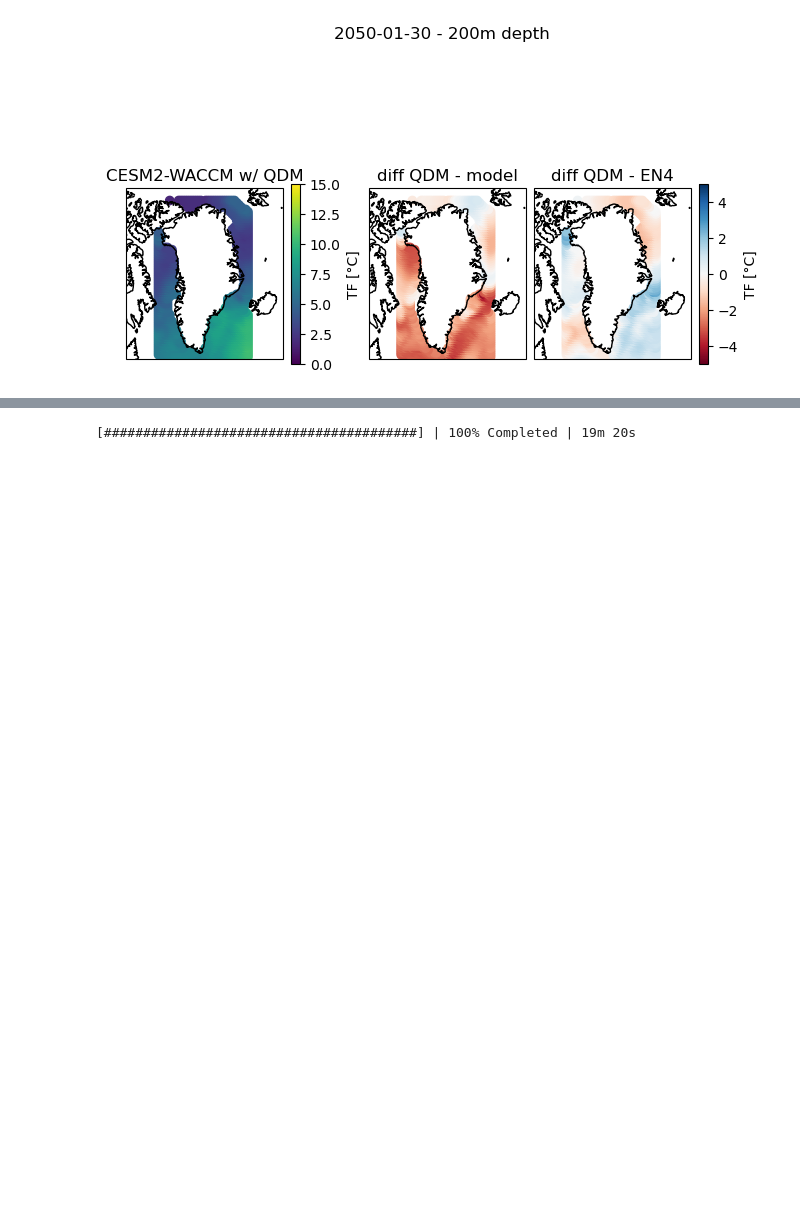
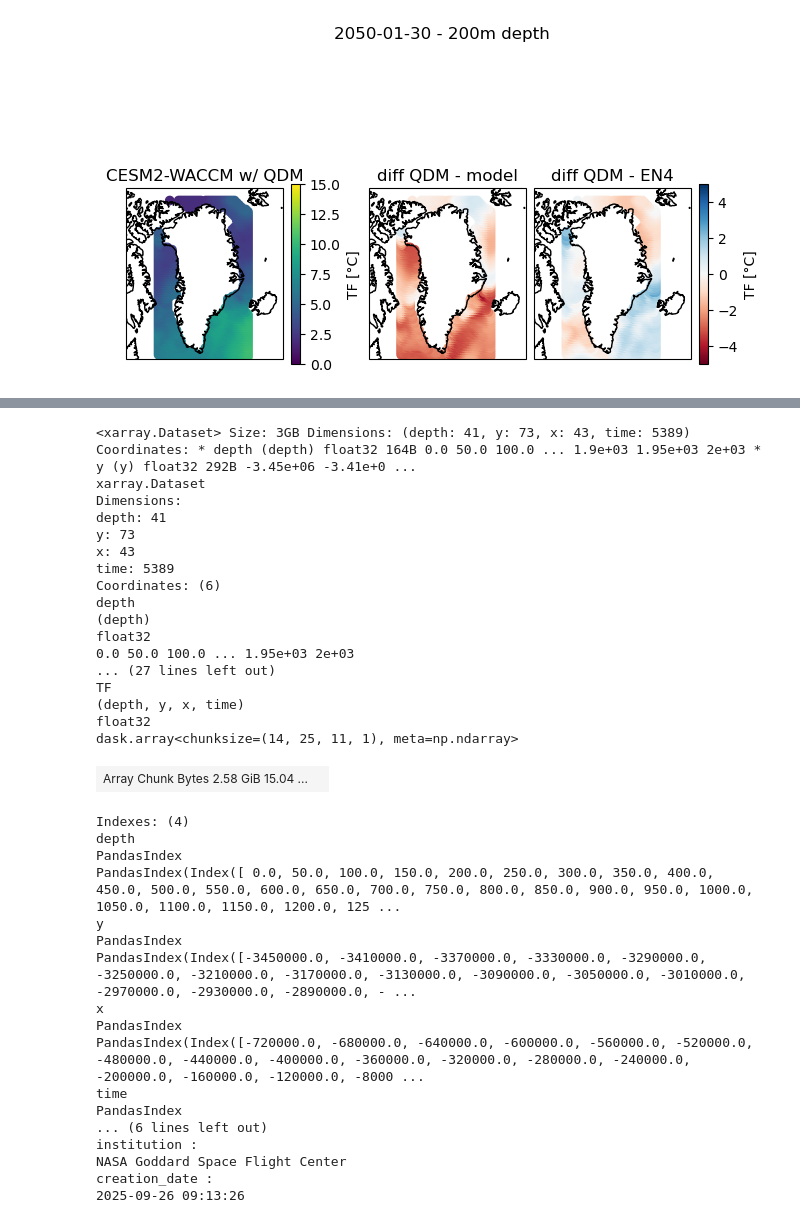
Before and after one commit to ehultee/gris-iceocean-process, a Jupyter notebook: Step2-QDM_CESM_WACCM-CCR.ipynb, the cells around one changed output, grey strips where cells are left out. Saved outputs shown, nothing was run; the diff lists cells and outputs as text; code cells hidden in the pictures; blank space fills up the shorter version.

```diff
--- a/Step2-QDM_CESM_WACCM-CCR.ipynb
+++ b/Step2-QDM_CESM_WACCM-CCR.ipynb
@@ -867,16 +896,39 @@ creation_date :
-# %%
-if PressureIncluded:
-    p_tag = 'IncludingPressure'
-else:
-    p_tag = 'NoPressure'
-out_fn = DirSave + '/tfQDM_additive-AllLevels-CommonGrid-{}-{}_{}-{}-{}.nc'.format(SelModel,
-                                                            YearsIncluded[0], YearsIncluded[1],
-                                                            p_tag,
-                                                            now.strftime('%Y%m%d'))
-
-from dask.diagnostics import ProgressBar
-
-with ProgressBar():
-    ds_out.to_netcdf(path=out_fn)
-# %% [output]
-[########################################] | 100% Completed | 19m 20s
+# %%
+ds_reduced = ds_out.astype('float32')
+ds_reduced
+# %% [output]
+<xarray.Dataset> Size: 3GB Dimensions: (depth: 41, y: 73, x: 43, time: 5389) Coordinates: * depth (depth) float32 164B 0.0 50.0 100.0 ... 1.9e+03 1.95e+03 2e+03 * y (y) float32 292B -3.45e+06 -3.41e+0 ...
+xarray.Dataset
+Dimensions:
+depth: 41
+y: 73
+x: 43
+time: 5389
+Coordinates: (6)
+depth
+(depth)
+float32
+0.0 50.0 100.0 ... 1.95e+03 2e+03
+... (27 lines left out)
+TF
+(depth, y, x, time)
+float32
+dask.array<chunksize=(14, 25, 11, 1), meta=np.ndarray>
+| Array Chunk Bytes 2.58 GiB 15.04 ... |  |
+Indexes: (4)
+depth
+PandasIndex
+PandasIndex(Index([ 0.0, 50.0, 100.0, 150.0, 200.0, 250.0, 300.0, 350.0, 400.0, 450.0, 500.0, 550.0, 600.0, 650.0, 700.0, 750.0, 800.0, 850.0, 900.0, 950.0, 1000.0, 1050.0, 1100.0, 1150.0, 1200.0, 125 ...
+y
+PandasIndex
+PandasIndex(Index([-3450000.0, -3410000.0, -3370000.0, -3330000.0, -3290000.0, -3250000.0, -3210000.0, -3170000.0, -3130000.0, -3090000.0, -3050000.0, -3010000.0, -2970000.0, -2930000.0, -2890000.0, - ...
+x
+PandasIndex
+PandasIndex(Index([-720000.0, -680000.0, -640000.0, -600000.0, -560000.0, -520000.0, -480000.0, -440000.0, -400000.0, -360000.0, -320000.0, -280000.0, -240000.0, -200000.0, -160000.0, -120000.0, -8000 ...
+time
+PandasIndex
+... (6 lines left out)
+institution :
+NASA Goddard Space Flight Center
+creation_date :
+2025-09-26 09:13:26
```
Also changed, not shown: parts of 15 cells of this notebook.
